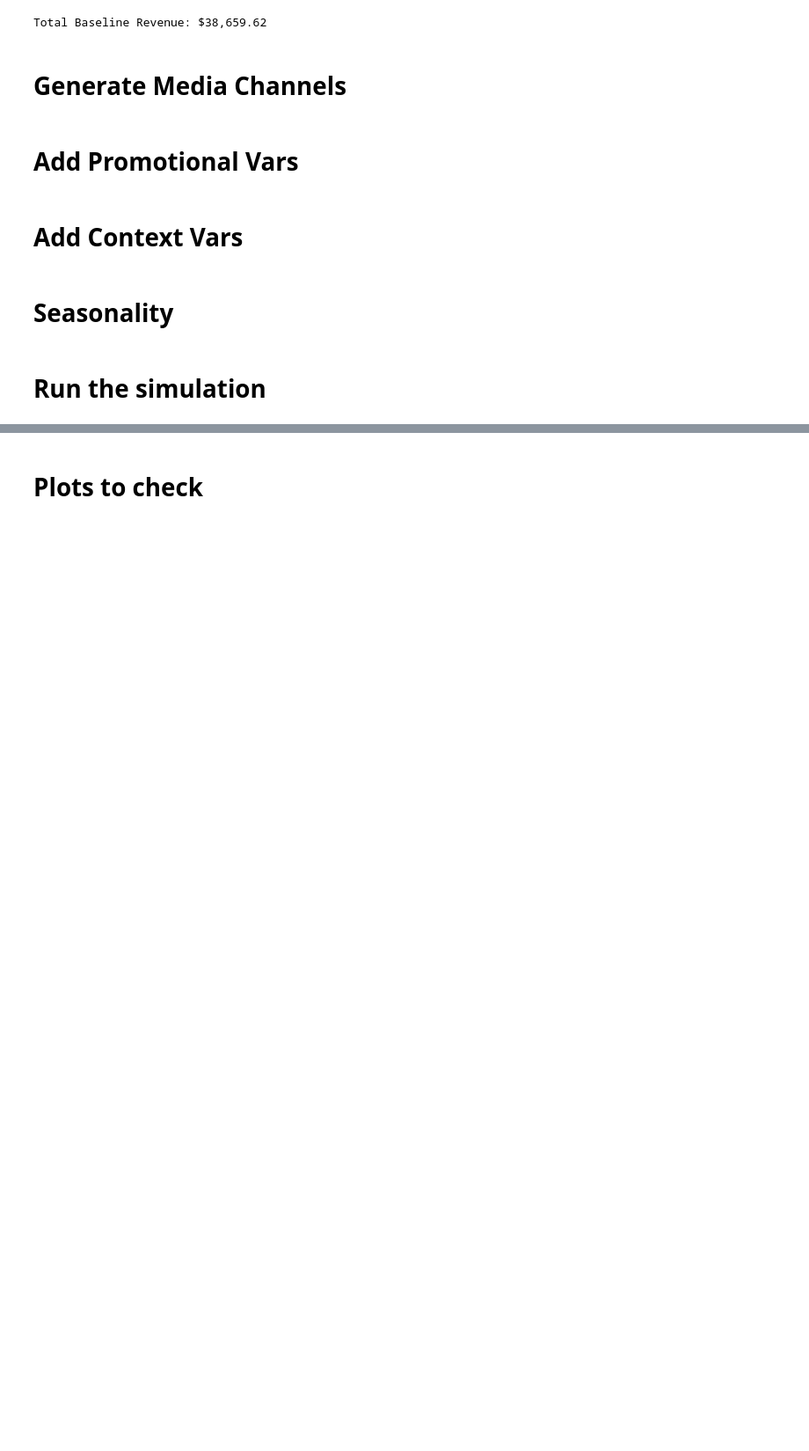
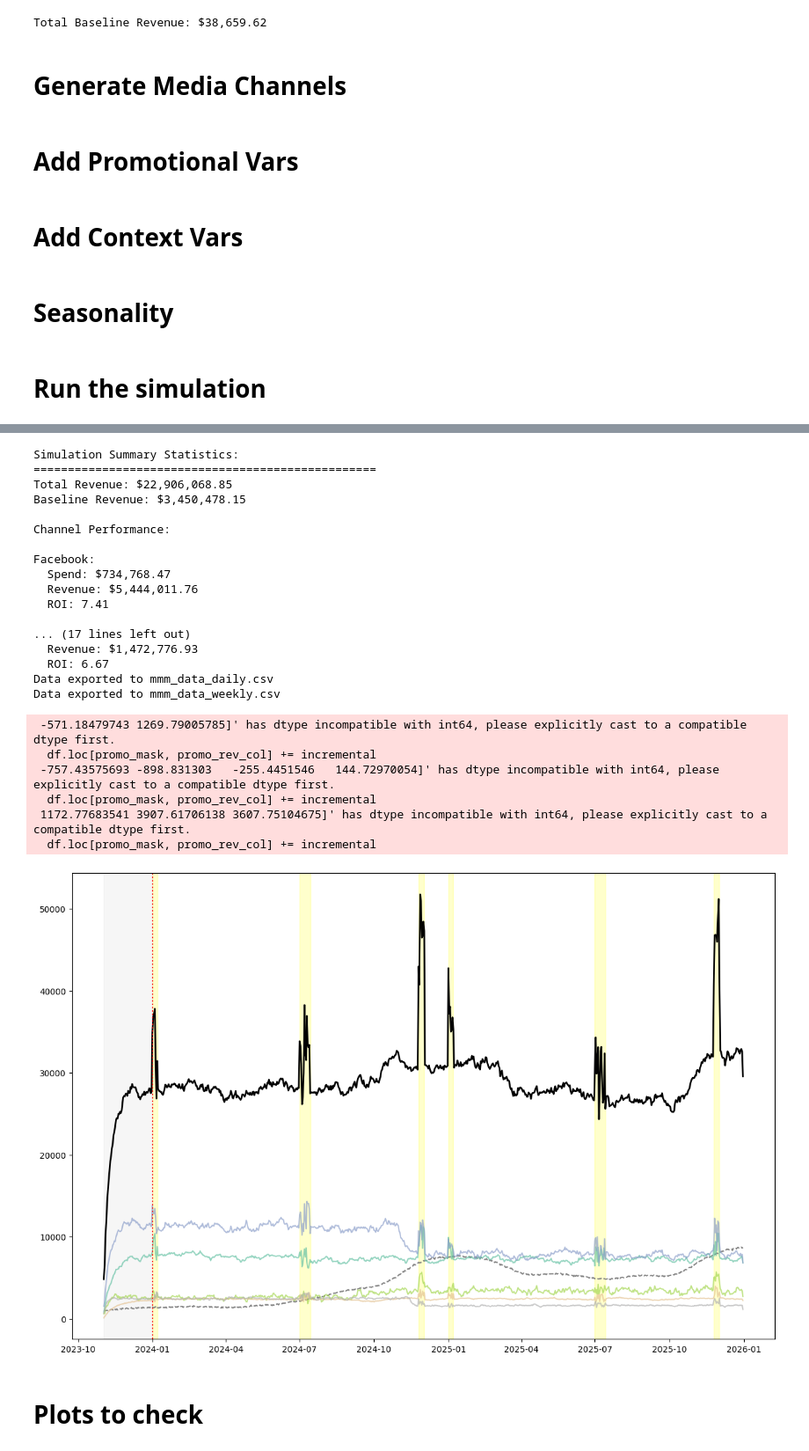
Before and after one commit to entropyx/josiah, a Jupyter notebook: sim.ipynb, the cells around one changed output, grey strips where cells are left out. Shown: that part at 88% size. Cells and saved outputs as stored; diff of their text form; code cells hidden in the pictures; blank space fills up the shorter version.

```diff
--- a/sim.ipynb
+++ b/sim.ipynb
@@ -988,2 +991,67 @@ Email:
+# %%
+def export_mmm_data(results_df, frequency='daily', output_path='mmm_data.csv'):
+
+    """
+    Export MMM data at daily or weekly frequency, excluding preflight period
+
+    Args:
+        results_df (pd.DataFrame): Results dataframe from simulation
+        frequency (str): 'daily' or 'weekly'
+        output_path (str): Path to save CSV file
+    """
+    # Create copy to avoid modifying original
+    df = results_df.copy()
+
+    # Get campaign start date from results_df by finding first non-zero spend
+    spend_cols = [col for col in df.columns if 'spend' in col]
+    campaign_start = df[df[spend_cols].sum(axis=1) > 0]['date'].min()
+    df = df[df['date'] >= campaign_start]
+
+    if frequency == 'weekly':
+        # Set date to Monday of each week
+        df['date'] = df['date'].dt.to_period('W').dt.start_time
+
+        # Group by week and sum spend columns
+        spend_cols = [col for col in df.columns if col != 'date']
+        df = df.groupby('date')[spend_cols].sum().reset_index()
+
+        # Only keep full weeks (7 days)
+        week_counts = results_df.groupby(results_df['date'].dt.to_period('W')).size()
+        full_weeks = week_counts[week_counts == 7].index
+        df = df[df['date'].dt.to_period('W').isin(full_weeks)]
+
+    # Export to CSV
+    df.to_csv(output_path, index=False)
+    print(f"Data exported to {output_path}")
+
+# Example usage
+results_df, _ = run_sample_simulation()
+export_mmm_data(results_df, frequency='daily', output_path='mmm_data_daily.csv')
+export_mmm_data(results_df, frequency='weekly', output_path='mmm_data_weekly.csv')
+# %% [output]
+Simulation Summary Statistics:
+==================================================
+Total Revenue: $22,906,068.85
+Baseline Revenue: $3,450,478.15
+
+Channel Performance:
+
+Facebook:
+  Spend: $734,768.47
+  Revenue: $5,444,011.76
+  ROI: 7.41
+
+... (17 lines left out)
+  Revenue: $1,472,776.93
+  ROI: 6.67
+Data exported to mmm_data_daily.csv
+Data exported to mmm_data_weekly.csv
+ -571.18479743 1269.79005785]' has dtype incompatible with int64, please explicitly cast to a compatible dtype first.
+  df.loc[promo_mask, promo_rev_col] += incremental
+ -757.43575693 -898.831303   -255.4451546   144.72970054]' has dtype incompatible with int64, please explicitly cast to a compatible dtype first.
+  df.loc[promo_mask, promo_rev_col] += incremental
+ 1172.77683541 3907.61706138 3607.75104675]' has dtype incompatible with int64, please explicitly cast to a compatible dtype first.
+  df.loc[promo_mask, promo_rev_col] += incremental
+[figure, added]
 # %% [markdown]
 # Plots to check
```
Also changed, not shown: parts of 6 cells of this notebook, 2 other files.
